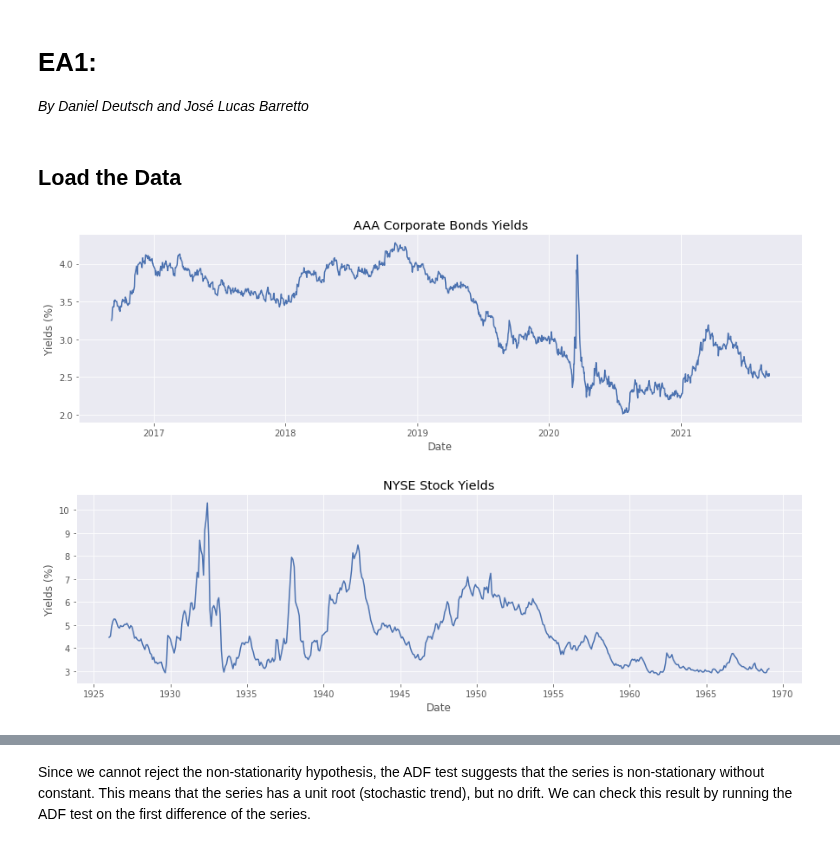
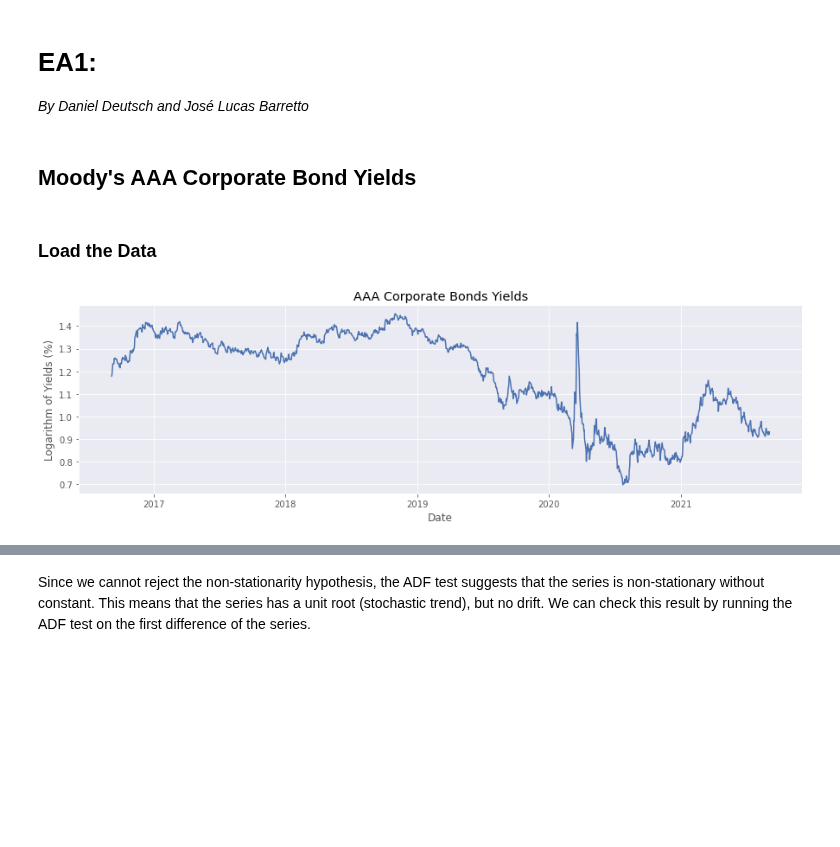
Before and after one commit to daniel-deutsch/FTD, a Jupyter notebook: Econometrics/EA1/main.ipynb, the cells around one changed output, grey strips where cells are left out. Drawn from its saved outputs; the diff is of its cells as text; code cells hidden in the pictures; blank space fills up the shorter version.

Commit message:
Finished ADF, seasonality, and ARMA implementation for AAA Corp Bonds. Verify results in group.

```diff
--- a/Econometrics/EA1/main.ipynb
+++ b/Econometrics/EA1/main.ipynb
@@ -15,35 +18,25 @@ plt.rcParams.update({
     'axes.prop_cycle': plt.cycler(color=["#4C72B0", "#C44E52", "#55A868", "#8172B2", "#CCB974", "#64B5CD"]),
     'axes.facecolor': "#EAEAF2"
 })
+# %% [markdown]
+## Moody's AAA Corporate Bond Yields
 # %% [markdown]
-## Load the Data
+### Load the Data
 # %%
 # Loads data and makes small modifications on the df
 df_aaa = pd.read_csv("datasets/AAA_corpbonds_yields.csv", na_values='.')
 df_aaa['DATE'] = pd.to_datetime(df_aaa['DATE'], format='%Y-%m-%d')
 df_aaa.rename(columns={'DATE': 'date', 'DAAA': 'value'}, inplace=True)
 df_aaa.dropna(inplace=True)
 
+# Applies log-transform
+df_aaa['value'] = np.log(df_aaa['value'])
+
 # Plots the time series
 plt.plot(df_aaa['date'], df_aaa['value'])
 plt.title("AAA Corporate Bonds Yields")
 plt.xlabel("Date")
-plt.ylabel("Yields (%)")
+plt.ylabel("Logarithm of Yields (%)")
 plt.show()
 # %% [output]
-[figure, old version]
+[figure, new version]
-# %%
-# Loads data and makes small modifications on the df
-df_nyse = pd.read_csv("datasets/NYSE_stock_yields.csv", na_values='.')
-df_nyse['DATE'] = pd.to_datetime(df_nyse['DATE'], format='%Y-%m-%d')
-df_nyse.rename(columns={'DATE': 'date', 'M1346BUSM156NNBR': 'value'}, inplace=True)
-df_nyse.dropna(inplace=True)
-
-# Plots the time series
-plt.plot(df_nyse['date'], df_nyse['value'])
-plt.title("NYSE Stock Yields")
-plt.xlabel("Date")
-plt.ylabel("Yields (%)")
-plt.show()
-# %% [output]
-[figure, removed]
```
Also changed, not shown: parts of 36 cells of this notebook.
